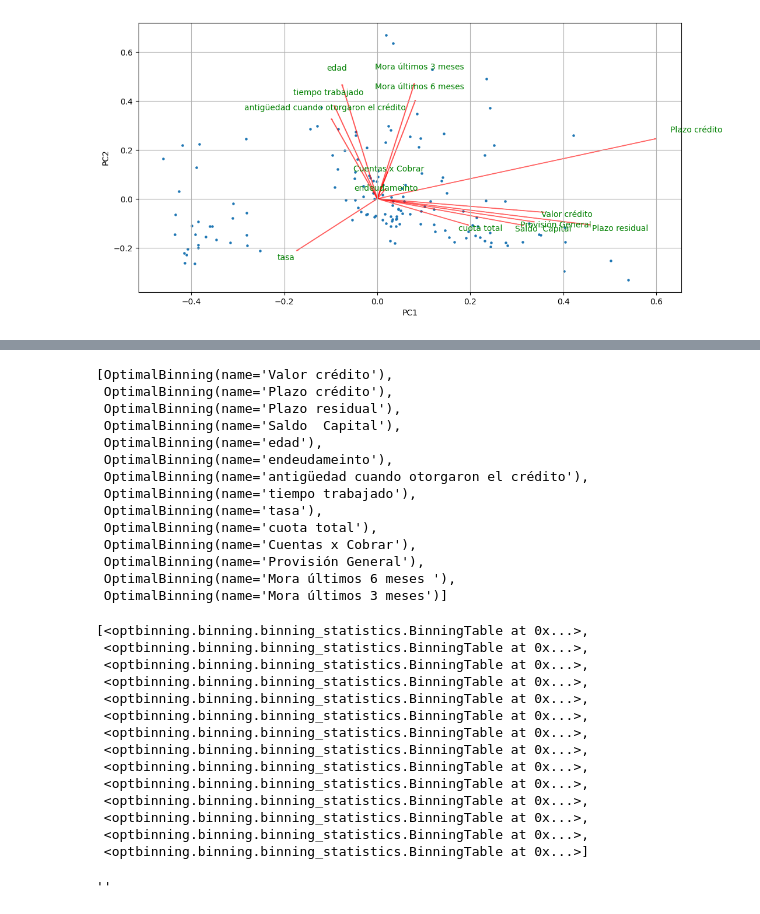
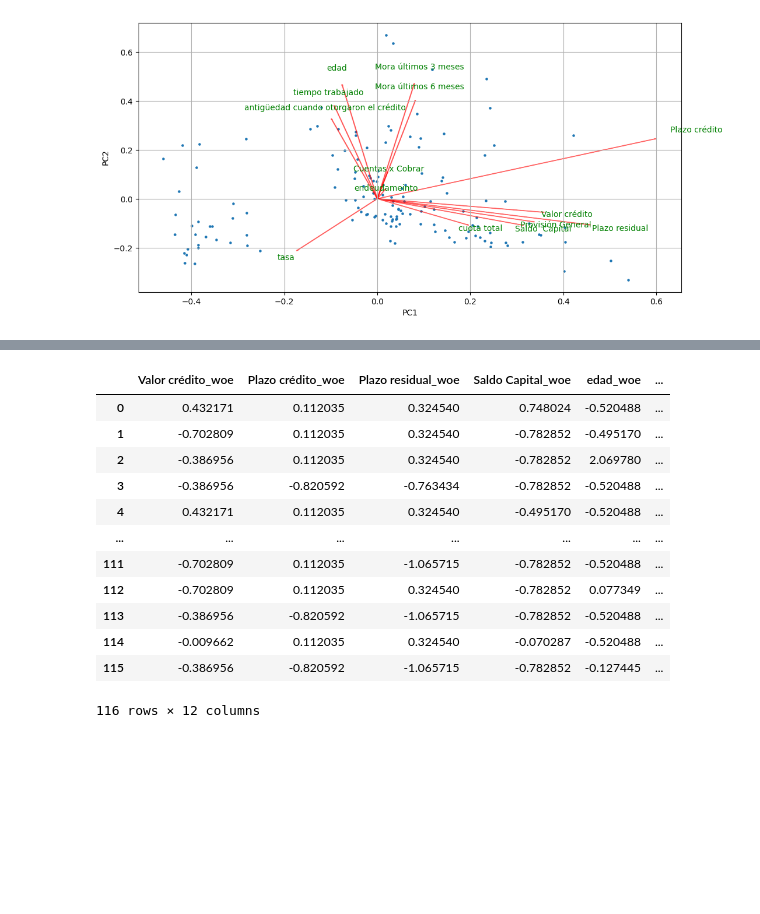
Before and after one commit to wicalo/ProyectoAna, a Jupyter notebook: Codigo/RegresionLogistica.ipynb, the cells around one changed output, grey strips where cells are left out. Cells and saved outputs as stored; diff of their text form; code cells hidden in the pictures; blank space fills up the shorter version.

```diff
--- a/Codigo/RegresionLogistica.ipynb
+++ b/Codigo/RegresionLogistica.ipynb
@@ -567,0 +608,9 @@ x=train[var_num]
+# %%
+var_woe=input("variable desea analizar")
+
+x2= train[var_woe].values
+optb = OptimalBinning(name=var_woe, dtype="categorical", solver="mip")
+optb.fit(x2, target)
+optb.fit(x2, target)
+binning_table = optb.binning_table
+binning_table.build()
@@ -571,46 +629,33 @@ for i in range(len(var_num)):
     woe.append([])
     woe[i]=OptimalBinning(name=var_num[i],dtype="numerical",solver="cp")
     woe[i].fit(x.loc[:,var_num[i]],target)
-# %%
-woe
-# %% [output]
-[OptimalBinning(name='Valor crédito'),
- OptimalBinning(name='Plazo crédito'),
- OptimalBinning(name='Plazo residual'),
- OptimalBinning(name='Saldo  Capital'),
- OptimalBinning(name='edad'),
- OptimalBinning(name='endeudameinto'),
- OptimalBinning(name='antigüedad cuando otorgaron el crédito'),
- OptimalBinning(name='tiempo trabajado'),
- OptimalBinning(name='tasa'),
- OptimalBinning(name='cuota total'),
- OptimalBinning(name='Cuentas x Cobrar'),
- OptimalBinning(name='Provisión General'),
- OptimalBinning(name='Mora últimos 6 meses '),
- OptimalBinning(name='Mora últimos 3 meses')]
 # %%
 binning_table=[]
 for i in range(len(var_num)):
     binning_table.append([])
     binning_table[i]=woe[i].binning_table
-# %%
-binning_table
-# %% [output]
-[<optbinning.binning.binning_statistics.BinningTable at 0x...>,
- <optbinning.binning.binning_statistics.BinningTable at 0x...>,
- <optbinning.binning.binning_statistics.BinningTable at 0x...>,
- <optbinning.binning.binning_statistics.BinningTable at 0x...>,
- <optbinning.binning.binning_statistics.BinningTable at 0x...>,
- <optbinning.binning.binning_statistics.BinningTable at 0x...>,
- <optbinning.binning.binning_statistics.BinningTable at 0x...>,
- <optbinning.binning.binning_statistics.BinningTable at 0x...>,
- <optbinning.binning.binning_statistics.BinningTable at 0x...>,
- <optbinning.binning.binning_statistics.BinningTable at 0x...>,
- <optbinning.binning.binning_statistics.BinningTable at 0x...>,
- <optbinning.binning.binning_statistics.BinningTable at 0x...>,
- <optbinning.binning.binning_statistics.BinningTable at 0x...>,
- <optbinning.binning.binning_statistics.BinningTable at 0x...>]
-# %%
-input("hola")
-# %% [output]
-''
+# %%
+x_transform_woe=[]
+for i in range(len(var_num)):
+    x_transform_woe.append([])
+    x_transform_woe[i]=woe[i].transform(x.iloc[:,i],metric="woe")
+df_woe_num=[]
+df_woe_num=pd.DataFrame(df_woe_num)
+for i in range(len(var_num)):
+    df_woe_num.insert(i,var_num[i]+"_woe",x_transform_woe[i]*-1)
+# %%
+df_woe_num
+# %% [output]
+|  | Valor crédito_woe | Plazo crédito_woe | Plazo residual_woe | Saldo Capital_woe | edad_woe | ... |
+| 0 | 0.432171 | 0.112035 | 0.324540 | 0.748024 | -0.520488 | ... |
+| 1 | -0.702809 | 0.112035 | 0.324540 | -0.782852 | -0.495170 | ... |
+| 2 | -0.386956 | 0.112035 | 0.324540 | -0.782852 | 2.069780 | ... |
+| 3 | -0.386956 | -0.820592 | -0.763434 | -0.782852 | -0.520488 | ... |
+| 4 | 0.432171 | 0.112035 | 0.324540 | -0.495170 | -0.520488 | ... |
+| ... | ... | ... | ... | ... | ... | ... |
+| 111 | -0.702809 | 0.112035 | -1.065715 | -0.782852 | -0.520488 | ... |
+| 112 | -0.702809 | 0.112035 | 0.324540 | -0.782852 | 0.077349 | ... |
+| 113 | -0.386956 | -0.820592 | -1.065715 | -0.782852 | -0.520488 | ... |
+| 114 | -0.009662 | 0.112035 | 0.324540 | -0.070287 | -0.520488 | ... |
+| 115 | -0.386956 | -0.820592 | -1.065715 | -0.782852 | -0.127445 | ... |
+116 rows × 12 columns
```
Also changed, not shown: parts of 10 cells of this notebook.
